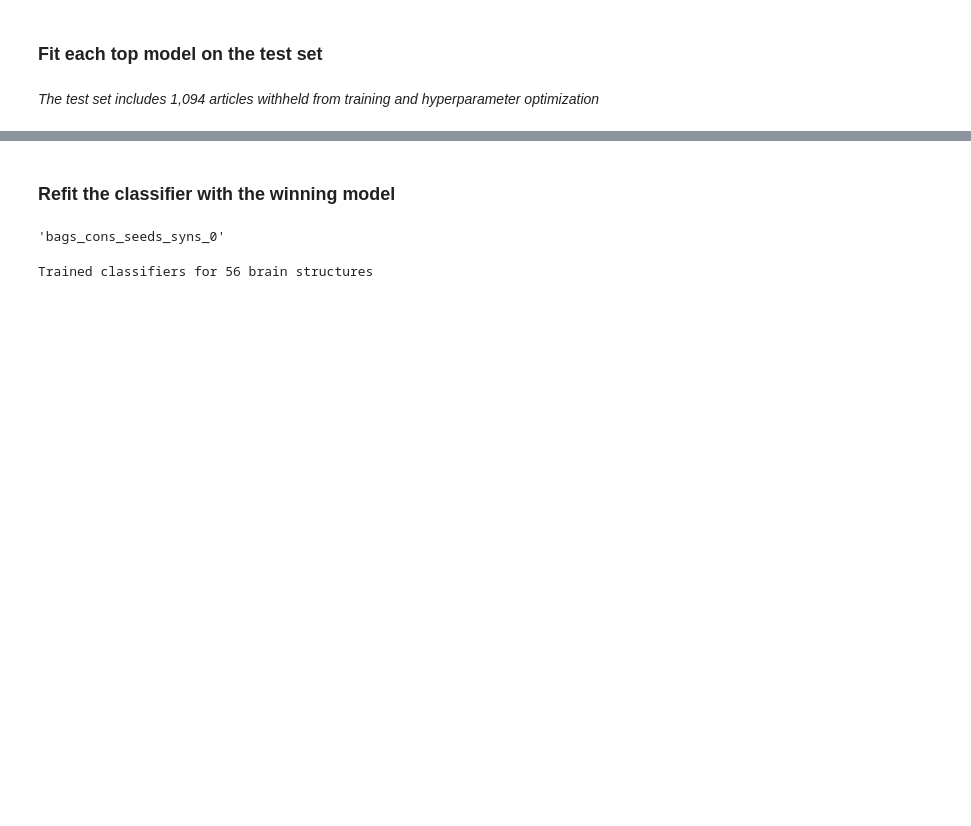
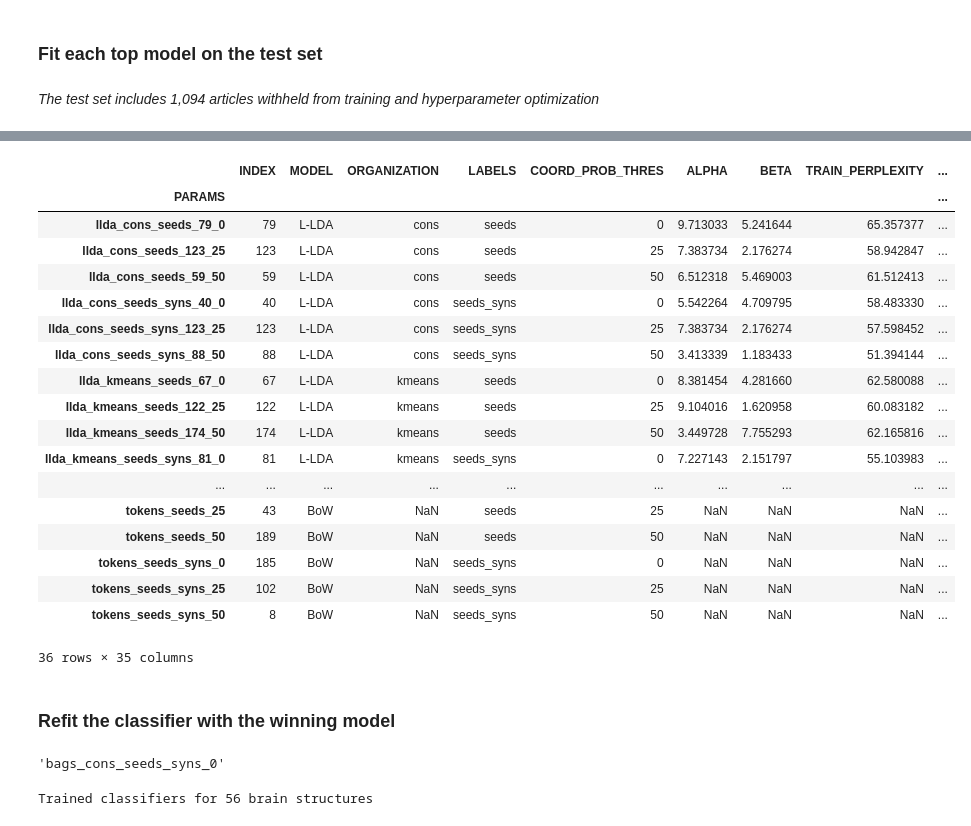
Before and after one commit to ehbeam/mind2brain, a Jupyter notebook: mind2brain.ipynb, the cells around one changed output, grey strips where cells are left out. Cells and saved outputs as stored; diff of their text form; code cells hidden in the pictures; blank space fills up the shorter version.

```diff
--- a/mind2brain.ipynb
+++ b/mind2brain.ipynb
@@ -111,6 +100,28 @@ tokens_seeds_syns_50                  NaN
 Name: TEST_MICRO_F1, dtype: float64
 # %%
 top_models.to_csv("data/test_performance_180613.csv")
+# %%
+top_models
+# %% [output]
+|  | INDEX | MODEL | ORGANIZATION | LABELS | COORD_PROB_THRES | ALPHA | BETA | TRAIN_PERPLEXITY | ... |
+| PARAMS |  |  |  |  |  |  |  |  | ... |
+| llda_cons_seeds_79_0 | 79 | L-LDA | cons | seeds | 0 | 9.713033 | 5.241644 | 65.357377 | ... |
+| llda_cons_seeds_123_25 | 123 | L-LDA | cons | seeds | 25 | 7.383734 | 2.176274 | 58.942847 | ... |
+| llda_cons_seeds_59_50 | 59 | L-LDA | cons | seeds | 50 | 6.512318 | 5.469003 | 61.512413 | ... |
+| llda_cons_seeds_syns_40_0 | 40 | L-LDA | cons | seeds_syns | 0 | 5.542264 | 4.709795 | 58.483330 | ... |
+| llda_cons_seeds_syns_123_25 | 123 | L-LDA | cons | seeds_syns | 25 | 7.383734 | 2.176274 | 57.598452 | ... |
+| llda_cons_seeds_syns_88_50 | 88 | L-LDA | cons | seeds_syns | 50 | 3.413339 | 1.183433 | 51.394144 | ... |
+| llda_kmeans_seeds_67_0 | 67 | L-LDA | kmeans | seeds | 0 | 8.381454 | 4.281660 | 62.580088 | ... |
+| llda_kmeans_seeds_122_25 | 122 | L-LDA | kmeans | seeds | 25 | 9.104016 | 1.620958 | 60.083182 | ... |
+| llda_kmeans_seeds_174_50 | 174 | L-LDA | kmeans | seeds | 50 | 3.449728 | 7.755293 | 62.165816 | ... |
+| llda_kmeans_seeds_syns_81_0 | 81 | L-LDA | kmeans | seeds_syns | 0 | 7.227143 | 2.151797 | 55.103983 | ... |
+| ... | ... | ... | ... | ... | ... | ... | ... | ... | ... |
+| tokens_seeds_25 | 43 | BoW | NaN | seeds | 25 | NaN | NaN | NaN | ... |
+| tokens_seeds_50 | 189 | BoW | NaN | seeds | 50 | NaN | NaN | NaN | ... |
+| tokens_seeds_syns_0 | 185 | BoW | NaN | seeds_syns | 0 | NaN | NaN | NaN | ... |
+| tokens_seeds_syns_25 | 102 | BoW | NaN | seeds_syns | 25 | NaN | NaN | NaN | ... |
+| tokens_seeds_syns_50 | 8 | BoW | NaN | seeds_syns | 50 | NaN | NaN | NaN | ... |
+36 rows × 35 columns
 # %% [markdown]
 ### Refit the classifier with the winning model
 # %%
```
Also changed, not shown: parts of 11 cells of this notebook, 10 other files.
